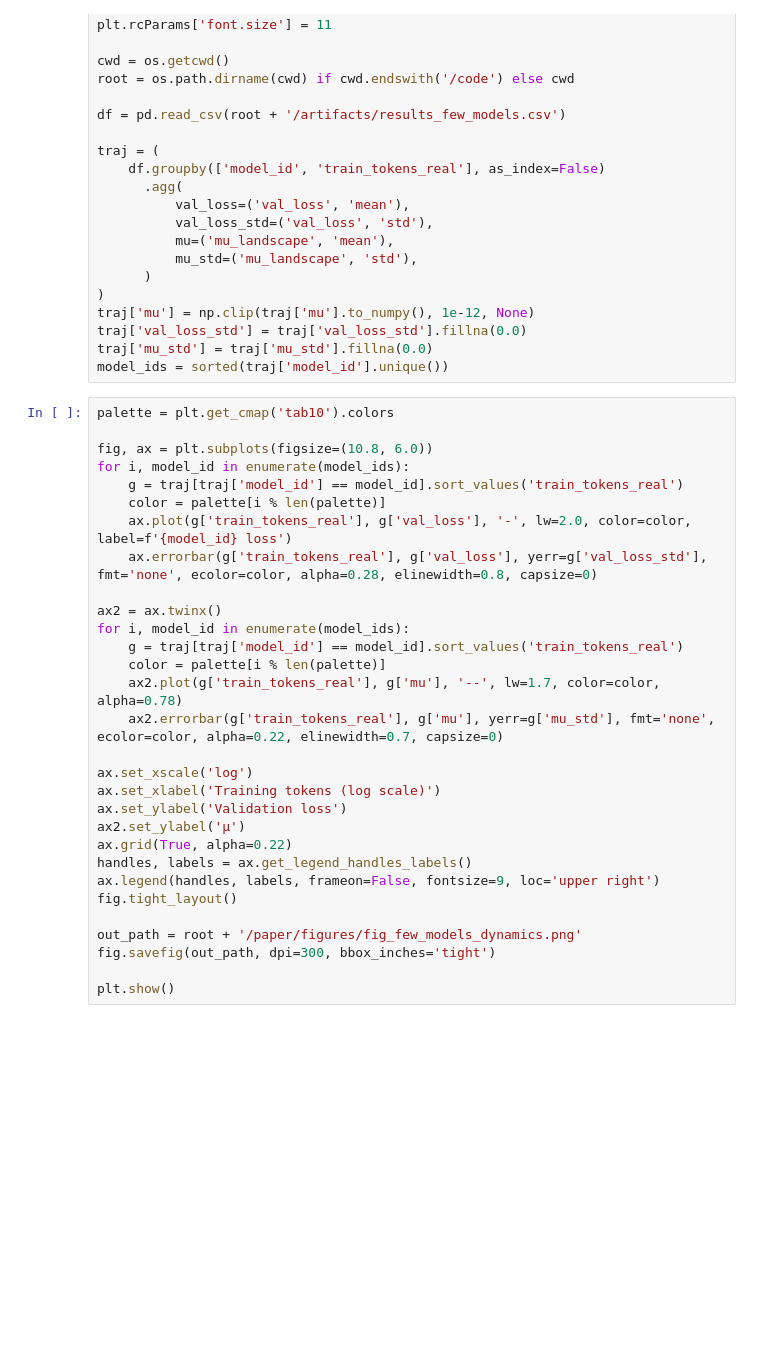
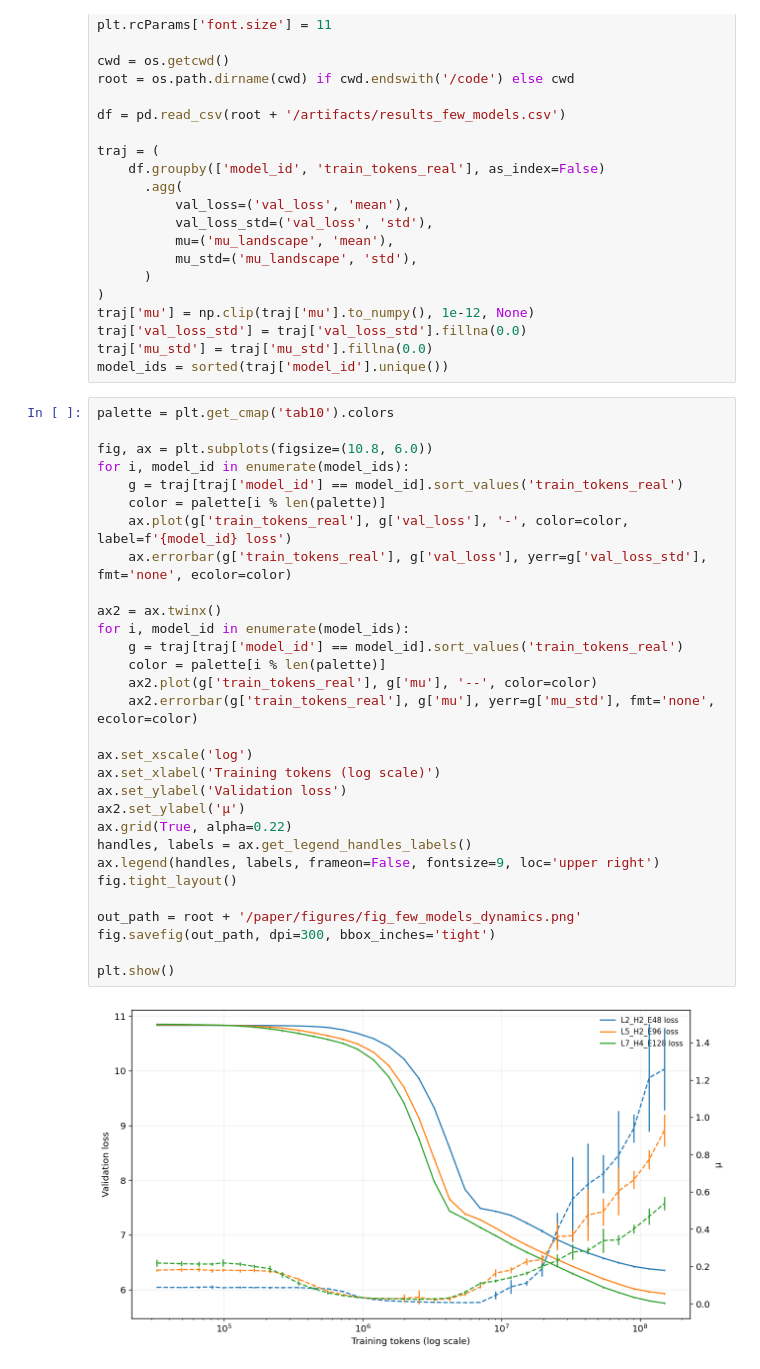
Before and after one commit to andriygav/FromEmpericalToLandscapeComplexity, a Jupyter notebook: code/exp02_few_models_figures.ipynb, the cells around one changed output. Drawn from its saved outputs; the diff is of its cells as text; blank space fills up the shorter version.

Commit message:
add figures

```diff
--- a/code/exp02_few_models_figures.ipynb
+++ b/code/exp02_few_models_figures.ipynb
@@ -28,30 +28,32 @@ model_ids = sorted(traj['model_id'].unique())
 # %%
 palette = plt.get_cmap('tab10').colors
 
 fig, ax = plt.subplots(figsize=(10.8, 6.0))
 for i, model_id in enumerate(model_ids):
     g = traj[traj['model_id'] == model_id].sort_values('train_tokens_real')
     color = palette[i % len(palette)]
-    ax.plot(g['train_tokens_real'], g['val_loss'], '-', lw=2.0, color=color, label=f'{model_id} loss')
-    ax.errorbar(g['train_tokens_real'], g['val_loss'], yerr=g['val_loss_std'], fmt='none', ecolor=color, alpha=0.28, elinewidth=0.8, capsize=0)
+    ax.plot(g['train_tokens_real'], g['val_loss'], '-', color=color, label=f'{model_id} loss')
+    ax.errorbar(g['train_tokens_real'], g['val_loss'], yerr=g['val_loss_std'], fmt='none', ecolor=color)
 
 ax2 = ax.twinx()
 for i, model_id in enumerate(model_ids):
     g = traj[traj['model_id'] == model_id].sort_values('train_tokens_real')
     color = palette[i % len(palette)]
-    ax2.plot(g['train_tokens_real'], g['mu'], '--', lw=1.7, color=color, alpha=0.78)
-    ax2.errorbar(g['train_tokens_real'], g['mu'], yerr=g['mu_std'], fmt='none', ecolor=color, alpha=0.22, elinewidth=0.7, capsize=0)
+    ax2.plot(g['train_tokens_real'], g['mu'], '--', color=color)
+    ax2.errorbar(g['train_tokens_real'], g['mu'], yerr=g['mu_std'], fmt='none', ecolor=color)
 
 ax.set_xscale('log')
 ax.set_xlabel('Training tokens (log scale)')
 ax.set_ylabel('Validation loss')
 ax2.set_ylabel('μ')
 ax.grid(True, alpha=0.22)
 handles, labels = ax.get_legend_handles_labels()
 ax.legend(handles, labels, frameon=False, fontsize=9, loc='upper right')
 fig.tight_layout()
 
 out_path = root + '/paper/figures/fig_few_models_dynamics.png'
 fig.savefig(out_path, dpi=300, bbox_inches='tight')
 
 plt.show()
+# %% [output]
+[figure, added]
```
